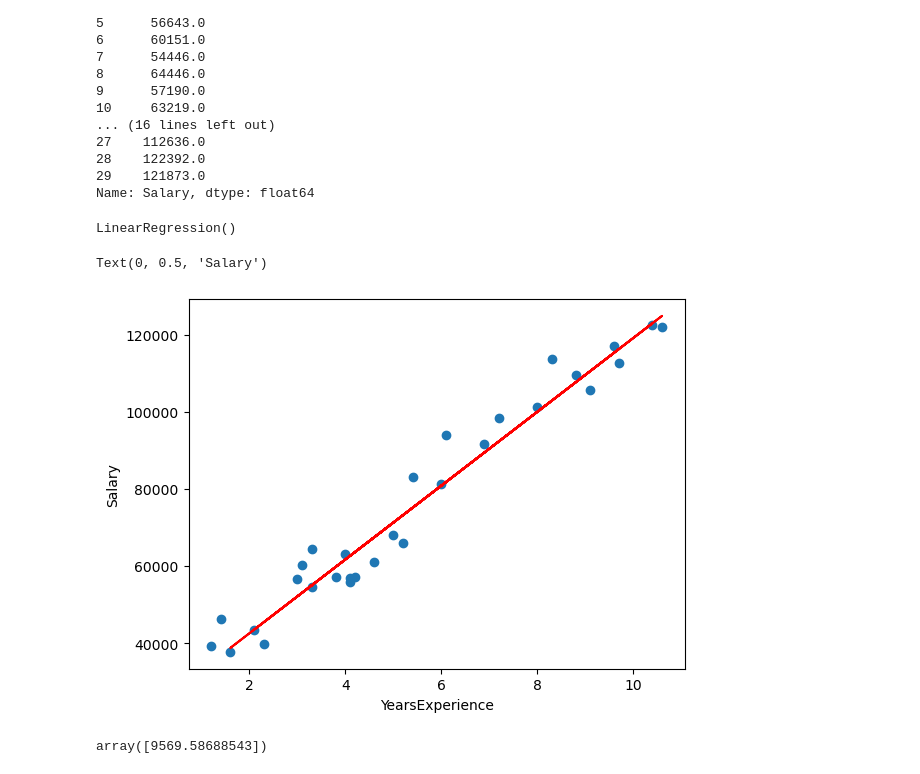
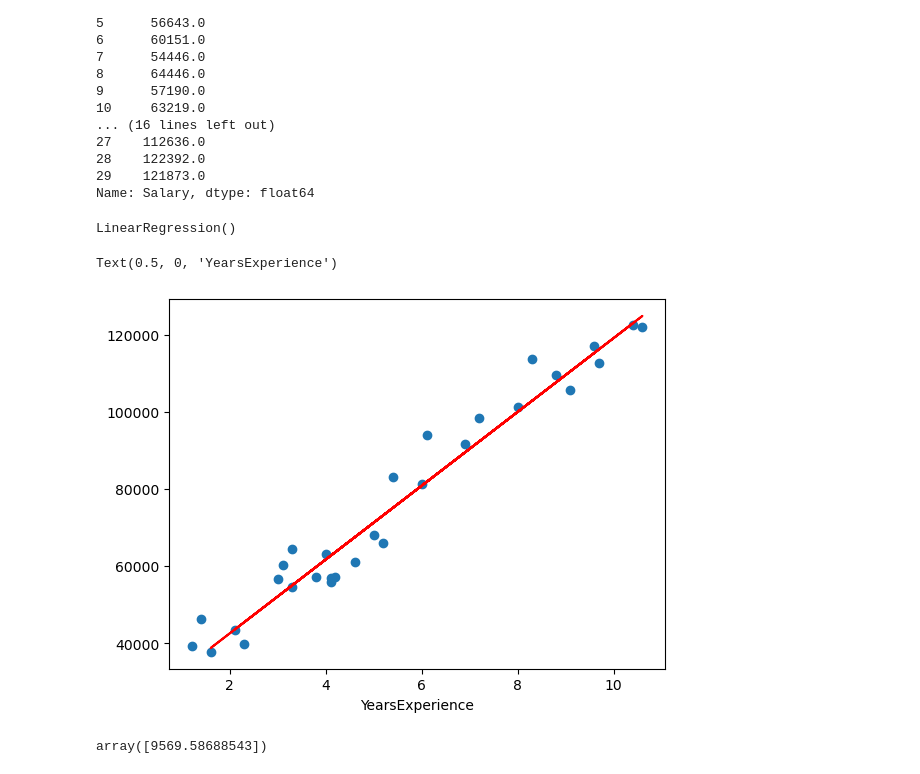
Before and after one commit to taherafirdose/100-days-of-Machine-Learning, a Jupyter notebook: Simple Linear Regression/Simple LInear Regression using Scikit learn.ipynb, the cells around one changed output. Drawn from its saved outputs; the diff is of its cells as text; code cells hidden in the pictures.

```diff
--- a/Simple Linear Regression/Simple LInear Regression using Scikit learn.ipynb
+++ b/Simple Linear Regression/Simple LInear Regression using Scikit learn.ipynb
@@ -87,20 +88,19 @@ X_train,X_test,y_train,y_test = train_test_split(X,y,test_size=0.2,random_state=
 from sklearn.linear_model import LinearRegression
 # %%
 lr = LinearRegression()
+lr.fit(X_train,y_train)
+# %% [output]
+LinearRegression()
-# %%
-lr.fit(X_train,y_train)
-# %% [output]
-LinearRegression()
 # %%
 y_pred =lr.predict(X_test)
 # %%
 plt.scatter(df['YearsExperience'],df['Salary'])
 plt.plot(X_train,lr.predict(X_train),color='red')
 plt.xlabel('YearsExperience')
-plt.ylabel('Salary')
+# plt.ylabel('Salary')
 # %% [output]
-Text(0, 0.5, 'Salary')
+Text(0.5, 0, 'YearsExperience')
-[figure, old version]
+[figure, new version]
 # %%
 lr.coef_
 # %% [output]
```
Also changed, not shown: parts of 2 cells of this notebook, 5 other files.
